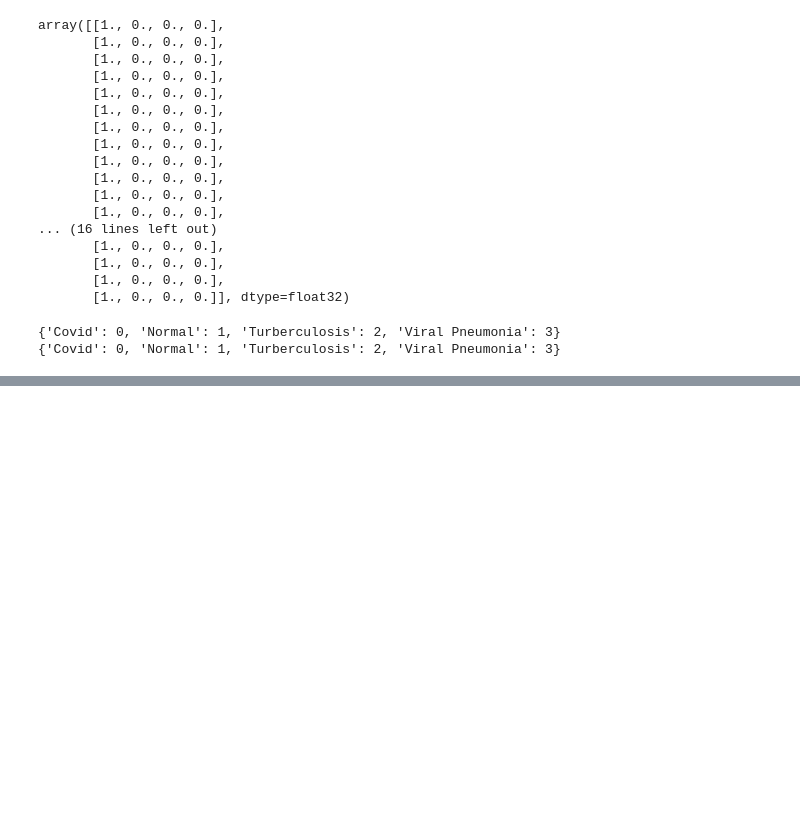
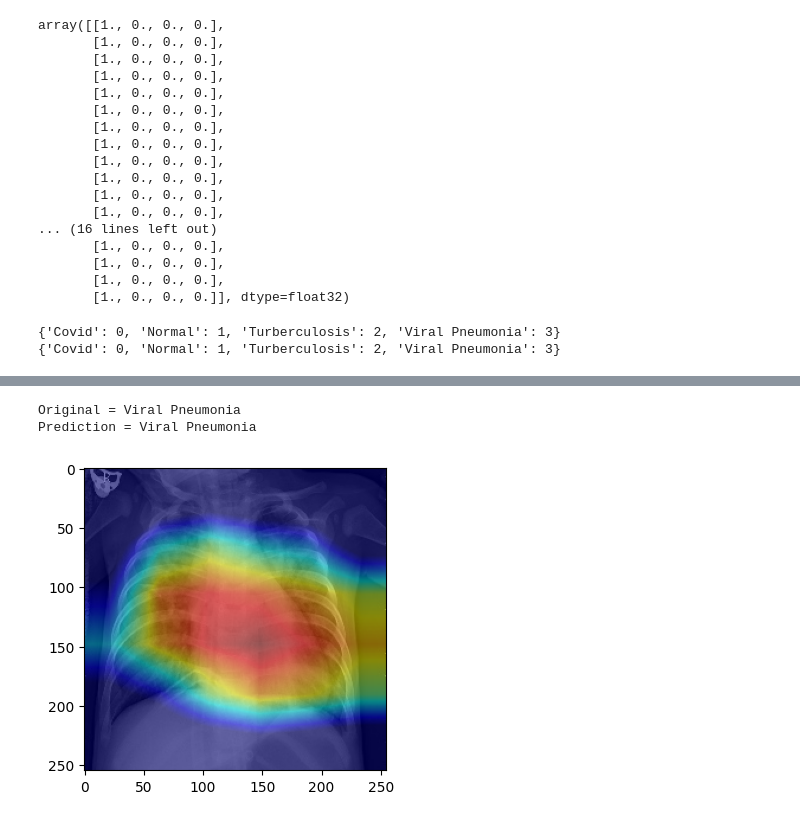
Before and after one commit to wjdrnqja9/TIL, a Jupyter notebook: CV/classification_project.ipynb, the cells around one changed output, grey strips where cells are left out. Saved outputs shown, nothing was run; the diff lists cells and outputs as text; code cells hidden in the pictures; blank space fills up the shorter version.

```diff
--- a/CV/classification_project.ipynb
+++ b/CV/classification_project.ipynb
@@ -611,3 +631,16 @@ Prediction = Viral Pneumonia
+# %%
+from tensorflow import keras as K
+
+#load image
+test_img = cv2.imread(img_path+"Crop/Test/"+ classes[3] + "/10.jpg")
+
+#apply function
+print(f"Original = {classes[3]}")
+VizGradCAM(model, img_to_array(test_img), plot_results=True)
+# %% [output]
+Original = Viral Pneumonia
+Prediction = Viral Pneumonia
+[figure, added]
 # %%
 # import cv2
 # import sys
```
Also changed, not shown: parts of 14 cells of this notebook.
